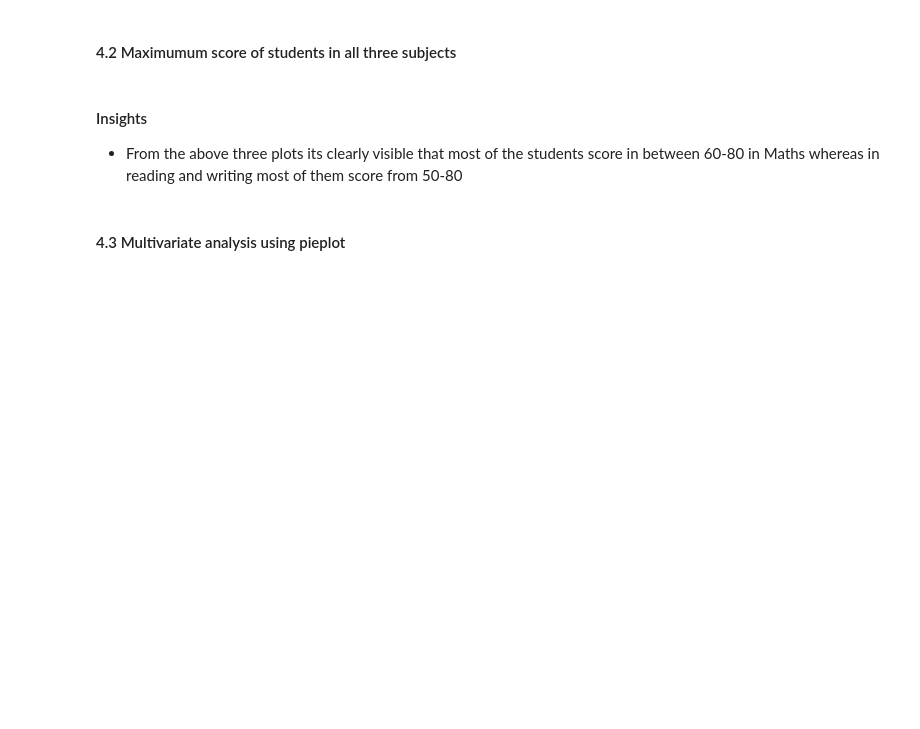
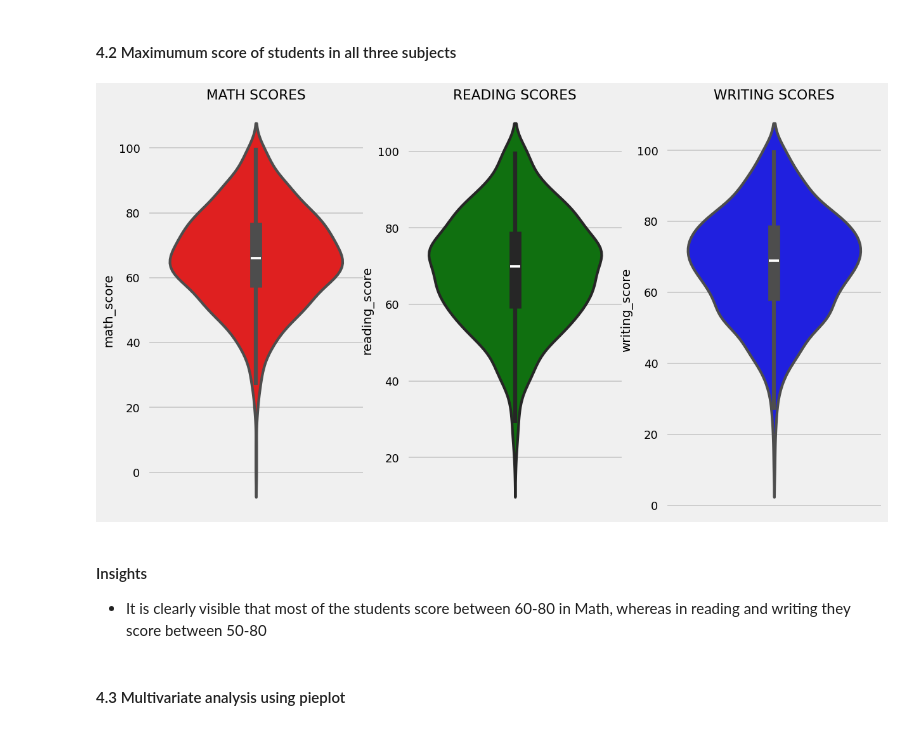
Before and after one commit to vchen-98/mlproject, a Jupyter notebook: notebook/1 . EDA STUDENT PERFORMANCE .ipynb, the cells around one changed output. Drawn from its saved outputs; the diff is of its cells as text; code cells hidden in the pictures; blank space fills up the shorter version.

```diff
--- a/notebook/1 . EDA STUDENT PERFORMANCE .ipynb
+++ b/notebook/1 . EDA STUDENT PERFORMANCE .ipynb
@@ -315,19 +319,21 @@ plt.show()
 # %%
 
 plt.figure(figsize=(18,8))
 plt.subplot(1, 4, 1)
 plt.title('MATH SCORES')
-sns.violinplot(y='math score',data=df,color='red',linewidth=3)
+sns.violinplot(y='math_score',data=df,color='red',linewidth=3)
 plt.subplot(1, 4, 2)
 plt.title('READING SCORES')
-sns.violinplot(y='reading score',data=df,color='green',linewidth=3)
+sns.violinplot(y='reading_score',data=df,color='green',linewidth=3)
 plt.subplot(1, 4, 3)
 plt.title('WRITING SCORES')
-sns.violinplot(y='writing score',data=df,color='blue',linewidth=3)
+sns.violinplot(y='writing_score',data=df,color='blue',linewidth=3)
 plt.show()
+# %% [output]
+[figure, added]
 # %% [markdown]
 #### Insights
-- From the above three plots its clearly visible that most of the students score in between 60-80 in Maths whereas in reading and writing most of them score from 50-80
+- It is clearly visible that most of the students score between 60-80 in Math, whereas in reading and writing they score between 50-80
 # %% [markdown]
 #### 4.3 Multivariate analysis using pieplot
 # %%
```
Also changed, not shown: parts of 40 cells of this notebook.
